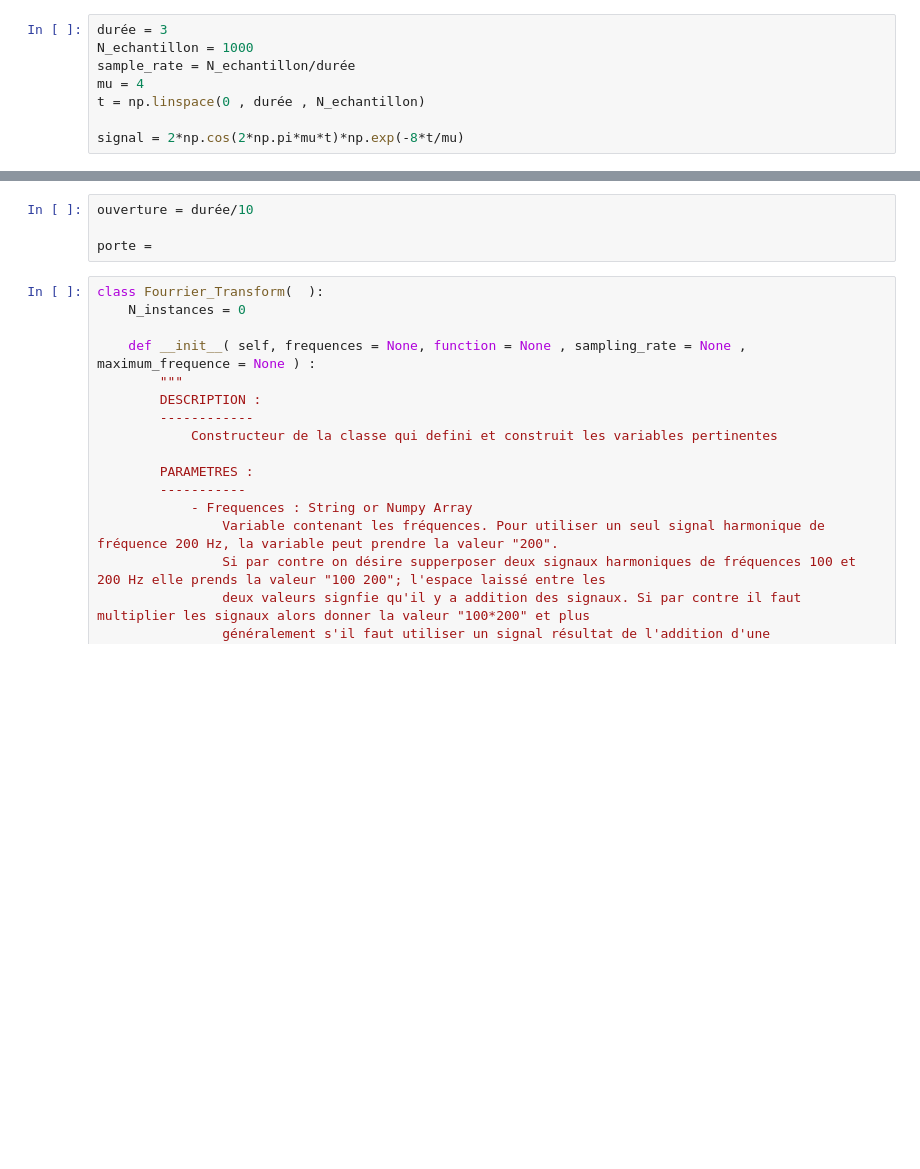
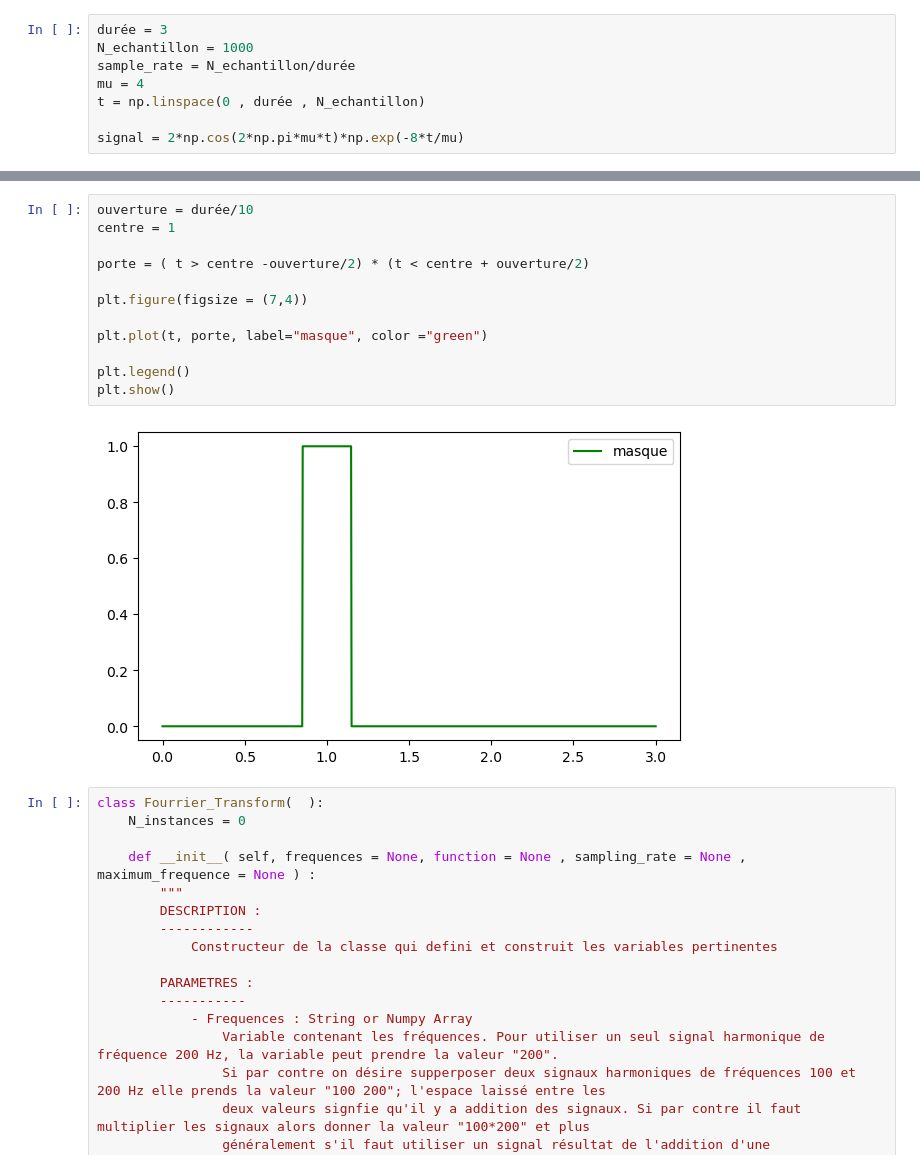
Before and after one commit to Brice-KENGNI-ZANGUIM/Signal_Processing, a Jupyter notebook: 4 - Spectograme/4 - Spectogram Temp_Fréquence.ipynb, the cells around one changed output, grey strips where cells are left out. Cells and saved outputs as stored; diff of their text form; blank space fills up the shorter version.

```diff
--- a/4 - Spectograme/4 - Spectogram Temp_Fréquence.ipynb
+++ b/4 - Spectograme/4 - Spectogram Temp_Fréquence.ipynb
@@ -86,7 +86,17 @@ plt.show()
 # %%
 ouverture = durée/10
+centre = 1
 
-porte =
+porte = ( t > centre -ouverture/2) * (t < centre + ouverture/2)
+
+plt.figure(figsize = (7,4))
+
+plt.plot(t, porte, label="masque", color ="green")
+
+plt.legend()
+plt.show()
+# %% [output]
+[figure, added]
 # %%
 class Fourrier_Transform(  ):
     N_instances = 0
```
Also changed, not shown: parts of 2 cells of this notebook.
